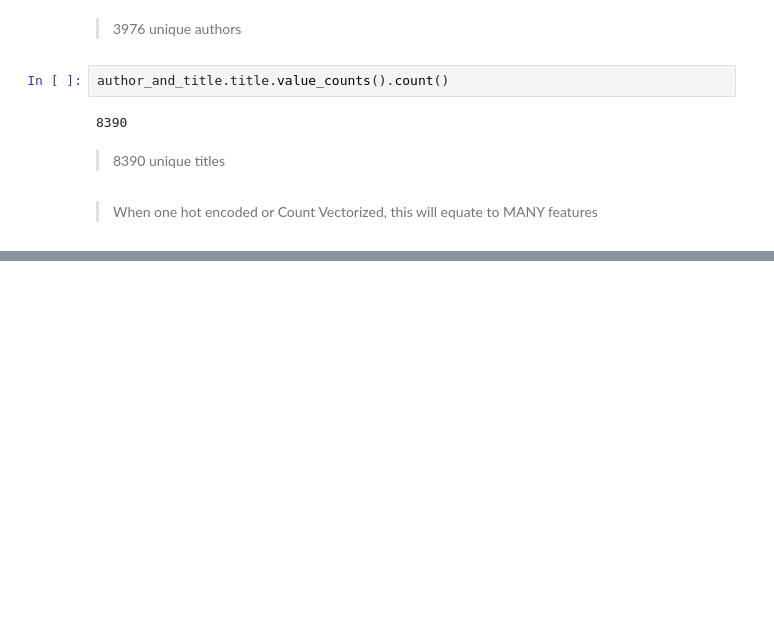
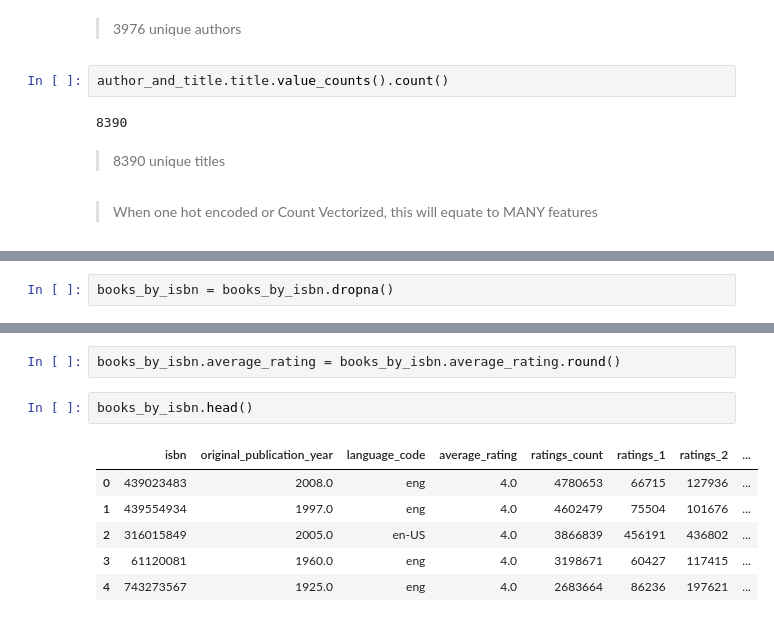
Before and after one commit to kier-johns/book_recommender_and_classifier, a Jupyter notebook: code/02-Cleaning.ipynb, the cells around one changed output, grey strips where cells are left out. Saved outputs shown, nothing was run; the diff lists cells and outputs as text; blank space fills up the shorter version.

```diff
--- a/02-Cleaning.ipynb
+++ b/code/02-Cleaning.ipynb
@@ -349,0 +583,2 @@ author_and_title.title.value_counts().count()
+# %%
+books_by_isbn = books_by_isbn.dropna()
@@ -349,0 +605,11 @@ author_and_title.title.value_counts().count()
+# %%
+books_by_isbn.average_rating = books_by_isbn.average_rating.round()
+# %%
+books_by_isbn.head()
+# %% [output]
+|  | isbn | original_publication_year | language_code | average_rating | ratings_count | ratings_1 | ratings_2 | ... |
+| 0 | 439023483 | 2008.0 | eng | 4.0 | 4780653 | 66715 | 127936 | ... |
+| 1 | 439554934 | 1997.0 | eng | 4.0 | 4602479 | 75504 | 101676 | ... |
+| 2 | 316015849 | 2005.0 | en-US | 4.0 | 3866839 | 456191 | 436802 | ... |
+| 3 | 61120081 | 1960.0 | eng | 4.0 | 3198671 | 60427 | 117415 | ... |
+| 4 | 743273567 | 1925.0 | eng | 4.0 | 2683664 | 86236 | 197621 | ... |
```
Also changed, not shown: parts of 42 cells of this notebook, 5 other files.
